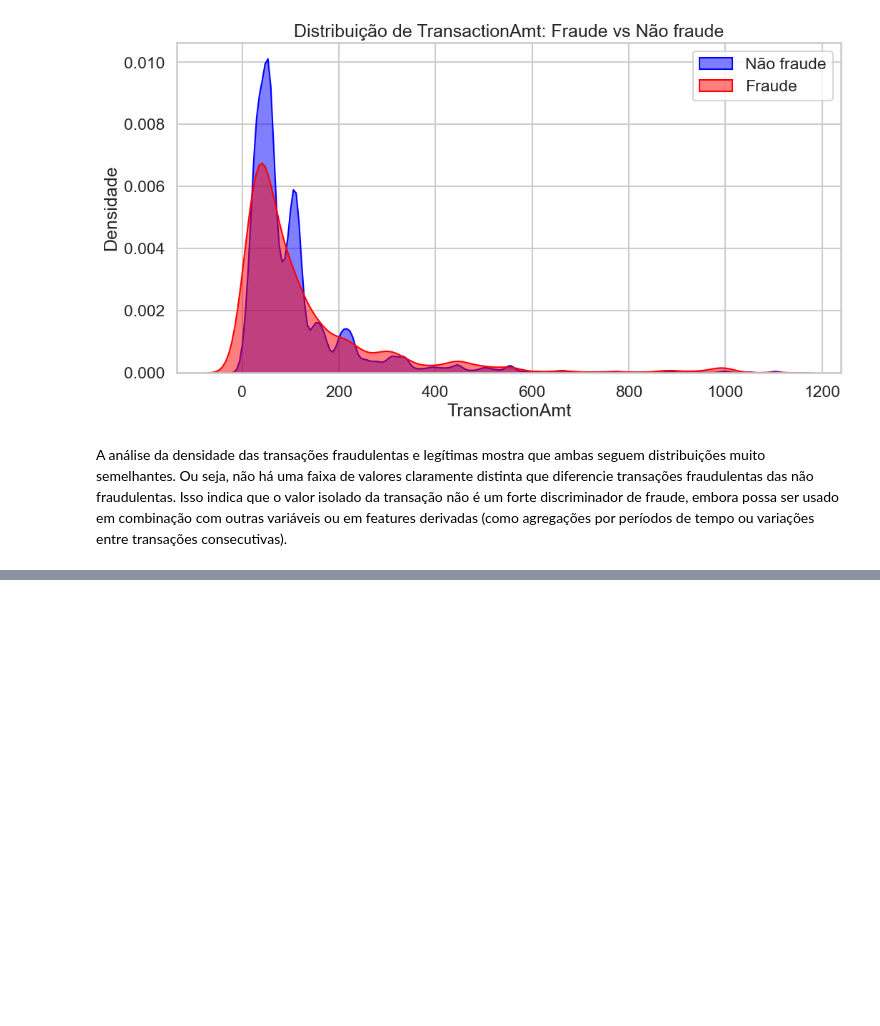
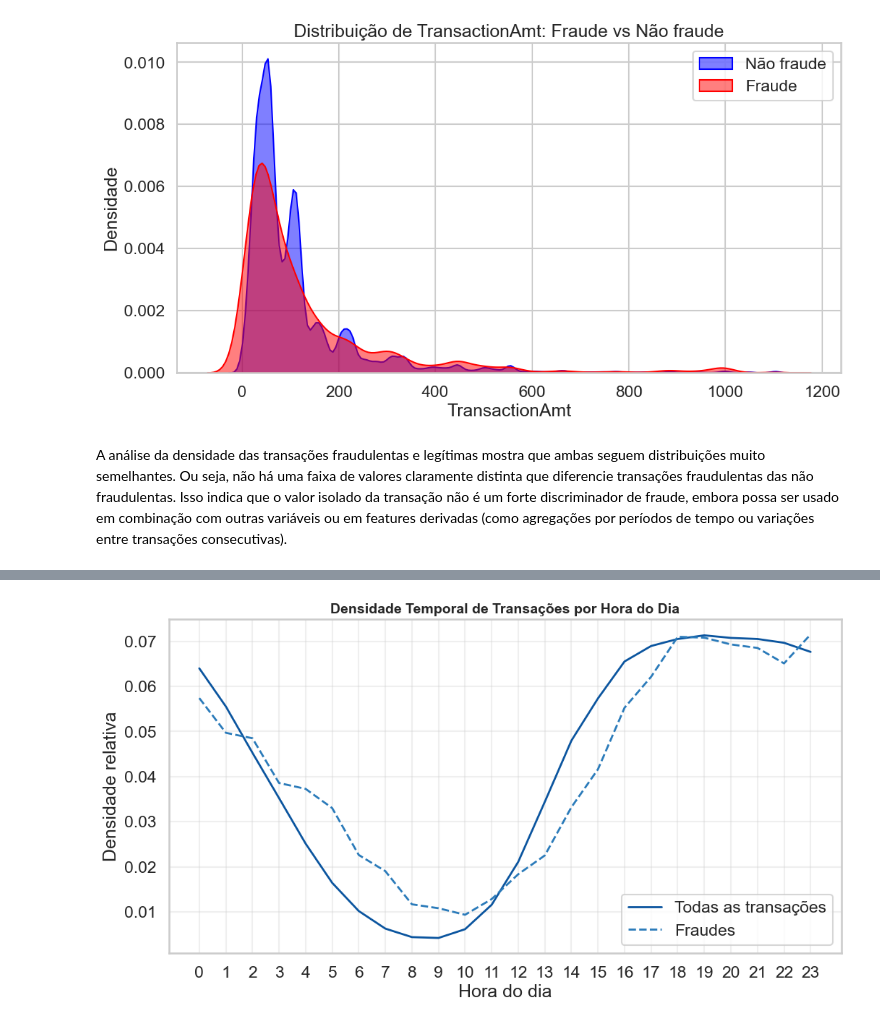
Before and after one commit to MatSchualtz/Anomaly_Detection_4BankFraud, a Jupyter notebook: notebooks/02_preprocessing.ipynb, the cells around one changed output, grey strips where cells are left out. Drawn from its saved outputs; the diff is of its cells as text; code cells hidden in the pictures; blank space fills up the shorter version.

```diff
--- a/notebooks/02_preprocessing.ipynb
+++ b/notebooks/02_preprocessing.ipynb
@@ -731,0 +729,32 @@ IR PARA MODELAGEM PRA RESPONDER AS PERGUNTAS DO PROFESSOR
+# %%
+tx_density = (
+    df_final.groupby('hour')
+    .size()
+    .reset_index(name='count_all')
+)
+
+fraud_density = (
+    df_final[df_final['isFraud'] == 1]
+    .groupby('hour')
+    .size()
+    .reset_index(name='count_fraud')
+)
+
+hour_density = pd.merge(tx_density, fraud_density, on='hour', how='left')
+hour_density['count_fraud'] = hour_density['count_fraud'].fillna(0)
+
+hour_density['density_all'] = hour_density['count_all'] / hour_density['count_all'].sum()
+hour_density['density_fraud'] = hour_density['count_fraud'] / hour_density['count_fraud'].sum()
+
+plt.figure(figsize=(12,6))
+sns.lineplot(data=hour_density, x='hour', y='density_all', label='Todas as transações', linewidth=2)
+sns.lineplot(data=hour_density, x='hour', y='density_fraud', label='Fraudes', linewidth=2, linestyle='--')
+plt.title('Densidade Temporal de Transações por Hora do Dia', fontsize=14, fontweight='bold')
+plt.xlabel('Hora do dia')
+plt.ylabel('Densidade relativa')
+plt.xticks(range(24))
+plt.legend()
+plt.grid(alpha=0.3)
+plt.show()
+# %% [output]
+[figure, added]
```
Also changed, not shown: parts of 7 cells of this notebook, 2 other files.
